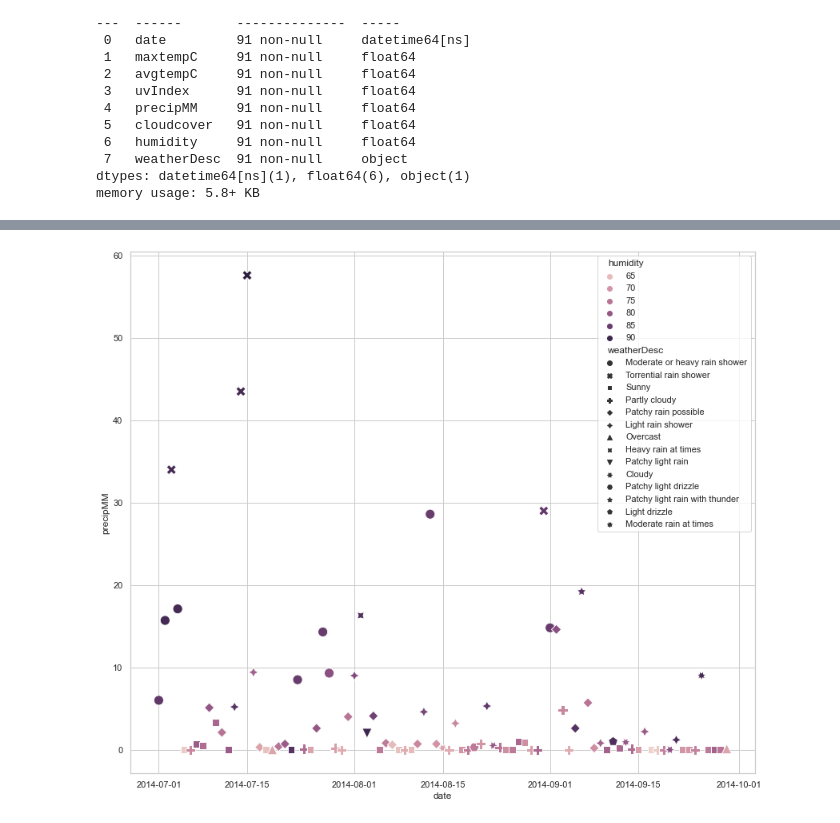
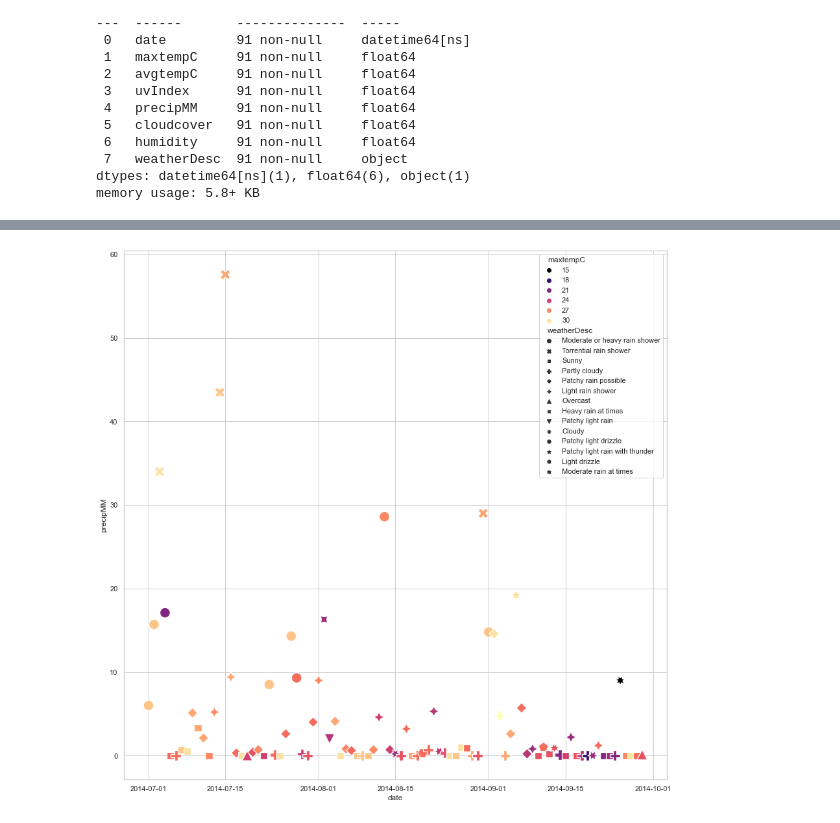
Before and after one commit to P219-C/G5_project-1_UWADA, a Jupyter notebook: Attempt_two.ipynb, the cells around one changed output, grey strips where cells are left out. Drawn from its saved outputs; the diff is of its cells as text; code cells hidden in the pictures.

```diff
--- a/Attempt_two.ipynb
+++ b/Attempt_two.ipynb
@@ -223,12 +223,12 @@ plt.show()
 # %%
 # Seaborn scatter plot
-sns.scatterplot(data=weather_data, x="date", y="precipMM", hue="humidity", style="weatherDesc", s=150)
-sns.set(rc={"figure.figsize":(15, 10)})
+sns.scatterplot(data=weather_data, x="date", y="precipMM", hue="maxtempC", style="weatherDesc", s=250, palette="magma")
+sns.set(rc={"figure.figsize":(15, 15)})
 sns.set(style = "whitegrid")
 plt.savefig('rain_date.png')
 # plt.axis('equal') style="weatherDesc",
 plt.show()
 # %% [output]
-[figure, old version]
+[figure, new version]
 # %%
 # Seaborn scatter plot
```
Also changed, not shown: parts of 3 cells of this notebook, 2 other files.
